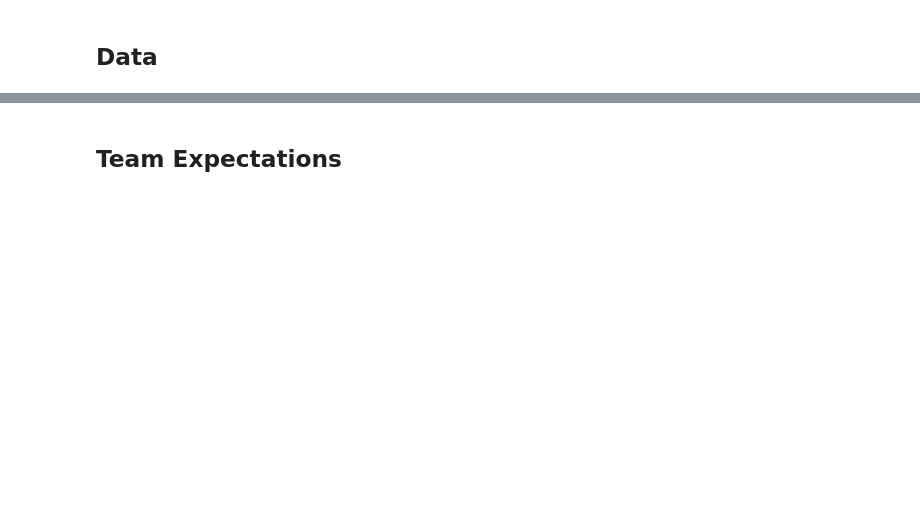
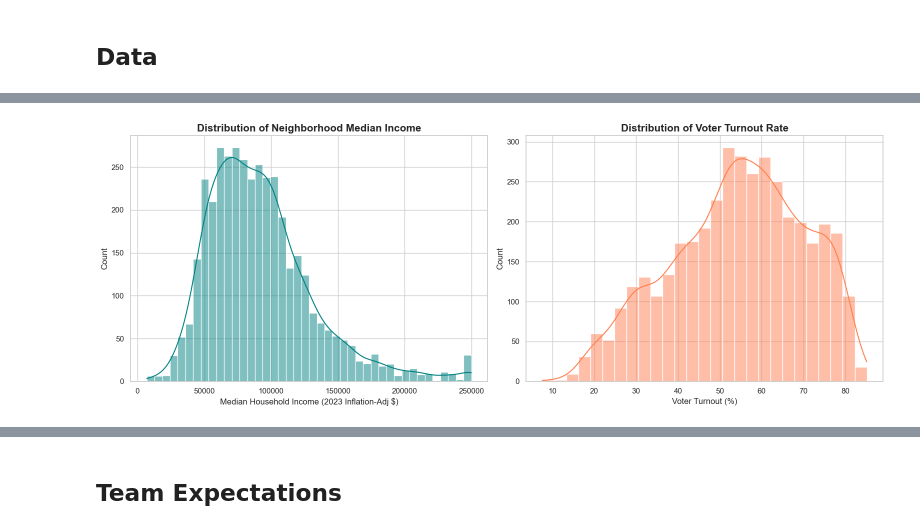
Before and after one commit to COGS108/Group141_WI26, a Jupyter notebook: 02-EDACheckpoint.ipynb, the cells around one changed output, grey strips where cells are left out. Saved outputs shown, nothing was run; the diff lists cells and outputs as text; code cells hidden in the pictures; blank space fills up the shorter version.

```diff
--- a/02-EDACheckpoint.ipynb
+++ b/02-EDACheckpoint.ipynb
@@ -133,0 +339,21 @@ Instructions: REPLACE the contents of this cell with your work, including any up
+# %%
+## YOUR CODE HERE
+import pandas as pd
+import numpy as np
+import matplotlib.pyplot as plt
+import seaborn as sns
+from scipy.stats import pearsonr
+from sklearn.metrics import r2_score
+
+# Set beautiful aesthetics for the "Excellent" rubric marks
+sns.set_theme(style="whitegrid", palette="viridis")
+plt.rcParams['figure.figsize'] = (10, 6)
+plt.rcParams['axes.titlesize'] = 15
+
+# 1. Load the fully wrangled data
+# Path updated to follow your project structure
+df = pd.read_csv('data/02-processed/cleaned_voter_data.csv')
+
+# Quick check of the data types and ranges
+print(f"Dataset loaded with {df.shape[0]} observations.")
+display(df[['median_household_income', 'voter_turnout_pct']].describe())
@@ -133,0 +375,18 @@ Instructions: REPLACE the contents of this cell with your work, including any up
+# %%
+## YOUR CODE HERE
+fig, ax = plt.subplots(1, 2, figsize=(16, 6))
+
+# Histogram for Income
+sns.histplot(df['median_household_income'], kde=True, ax=ax[0], color='teal')
+ax[0].set_title('Distribution of Neighborhood Median Income', fontweight='bold')
+ax[0].set_xlabel('Median Household Income (2023 Inflation-Adj $)')
+
+# Histogram for Turnout
+sns.histplot(df['voter_turnout_pct'], kde=True, ax=ax[1], color='coral')
+ax[1].set_title('Distribution of Voter Turnout Rate', fontweight='bold')
+ax[1].set_xlabel('Voter Turnout (%)')
+
+plt.tight_layout()
+plt.show()
+# %% [output]
+[figure, added]
```
Also changed, not shown: parts of 40 cells of this notebook.
